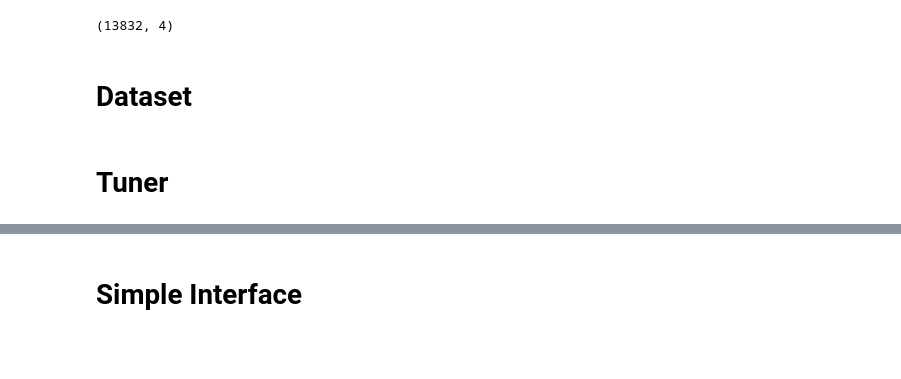
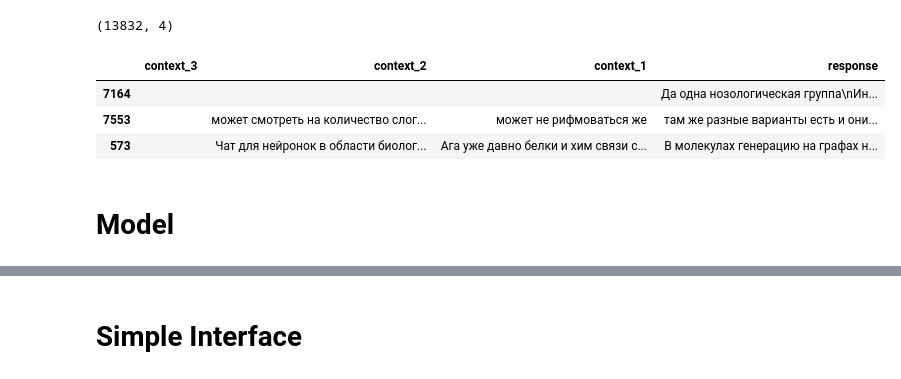
Before and after one commit to white-r0se/sirius-test-nlp, a Jupyter notebook: notebooks/ruDialoGPT_finetune.ipynb, the cells around one changed output, grey strips where cells are left out. Drawn from its saved outputs; the diff is of its cells as text; code cells hidden in the pictures; blank space fills up the shorter version.

```diff
--- a/notebooks/ruDialoGPT_finetune.ipynb
+++ b/notebooks/ruDialoGPT_finetune.ipynb
@@ -63,5 +104,13 @@ data.shape
+# %%
+data_filled = data.fillna("")
+data_filled.sample(3)
+# %% [output]
+|  | context_3 | context_2 | context_1 | response |
+| 7164 |  |  |  | Да одна нозологическая группа\nИн... |
+| 7553 |  | может смотреть на количество слог... | может не рифмоваться же | там же разные варианты есть и они... |
+| 573 |  | Чат для нейронок в области биолог... | Ага уже давно белки и хим связи с... | В молекулах генерацию на графах н... |
 # %% [markdown]
-# Dataset
+# Model
 # %%
 class ApplyWordDropout:
     def __init__(self, replace_with, eos_token_id, word_dropout=0.0):
@@ -149,8 +198,6 @@ class ConversationDataModule(pl.LightningDataModule):
         max_length = max([len(ex) for ex in examples])
         padded_examples = [F.pad(ex, (max_length - len(ex), 0)) for ex in examples]
         return torch.stack(padded_examples, dim=0)
-# %% [markdown]
-# Tuner
 # %%
 class DialoTuner(pl.LightningModule):
     def __init__(self, cfg):
```
Also changed, not shown: parts of 19 cells of this notebook, 4 other files.
